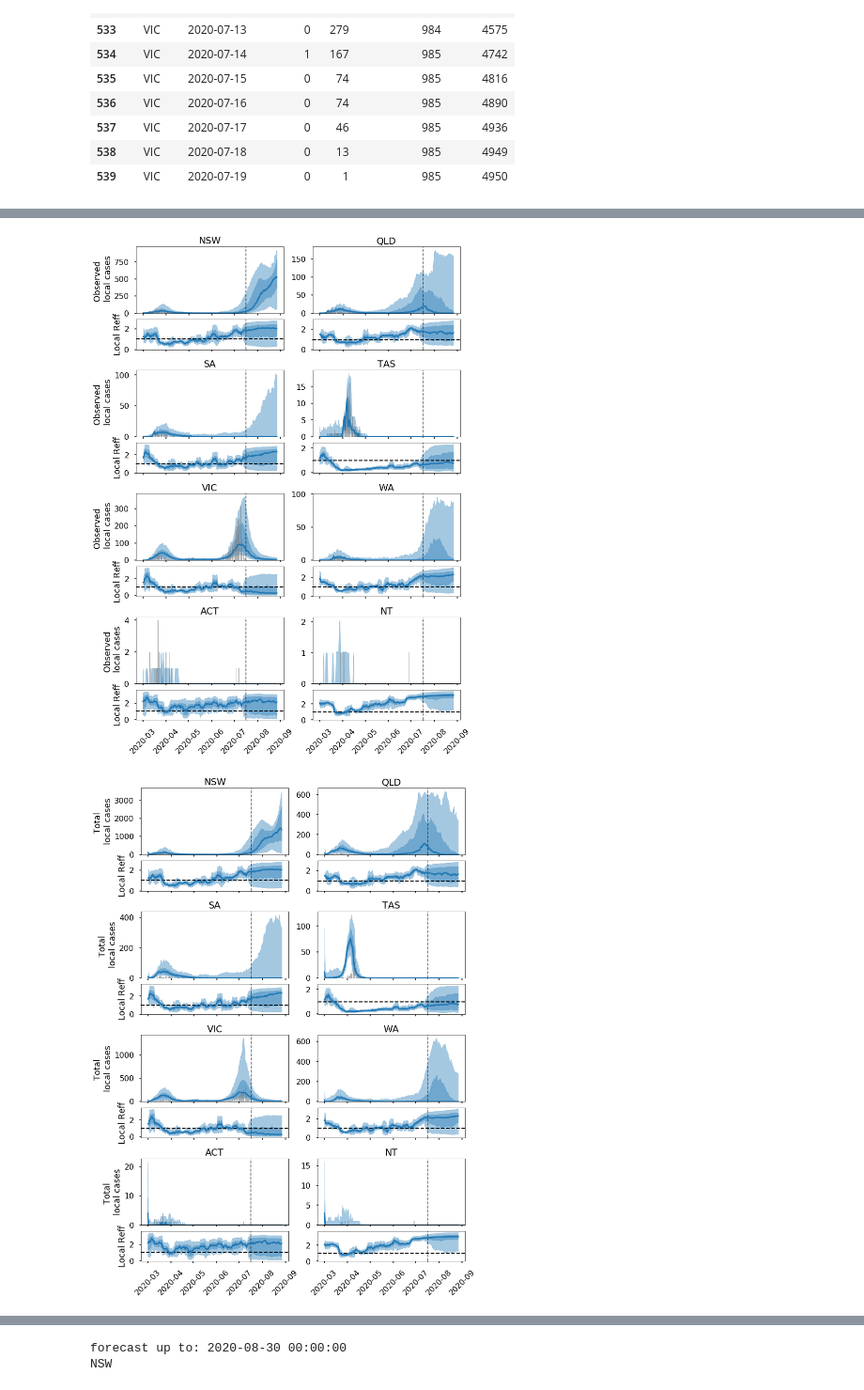
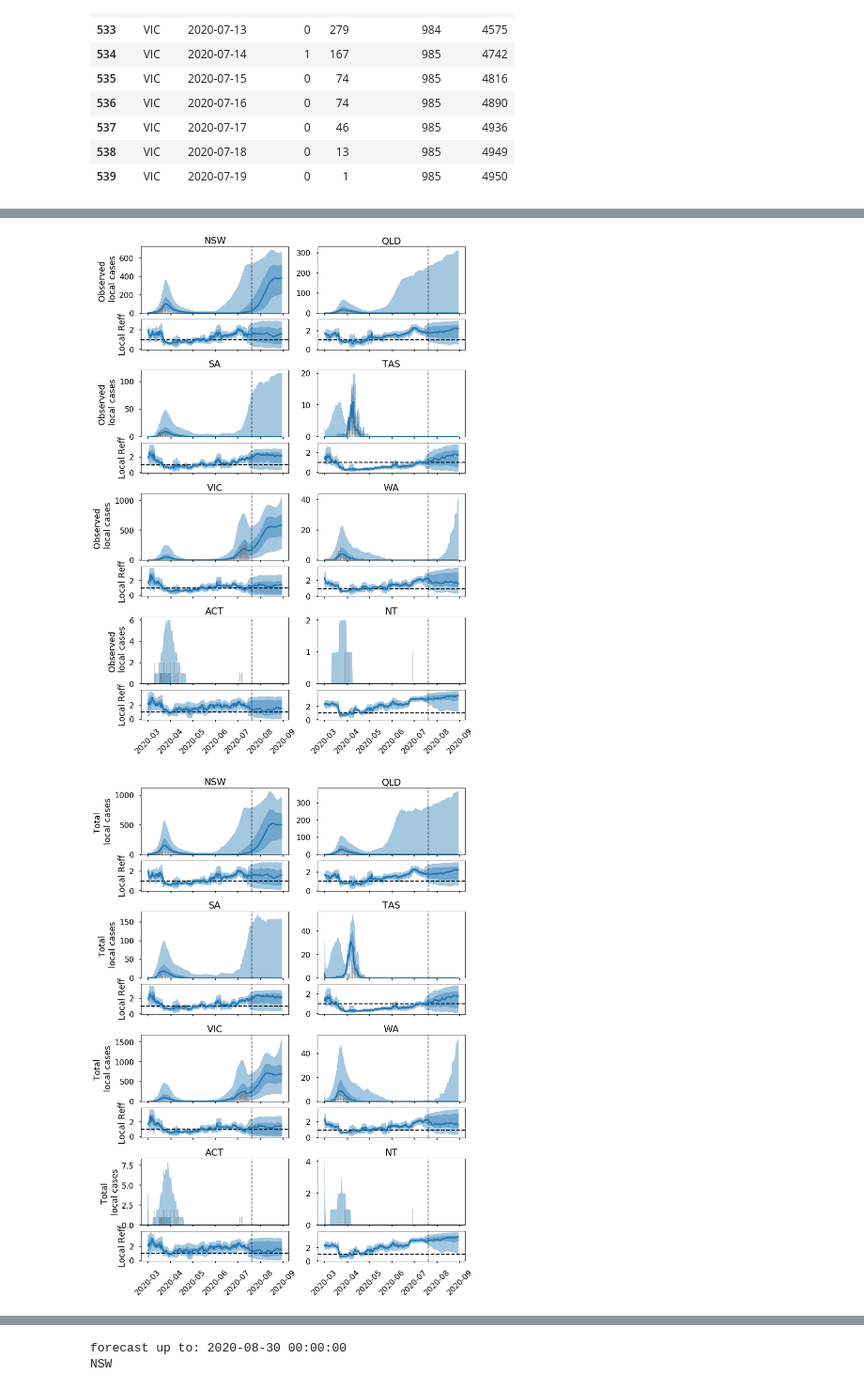
Before and after one commit to tdennisliu/covid19-forecasting-aus, a Jupyter notebook: analysis/collating_cases.ipynb, the cells around one changed output, grey strips where cells are left out. Shown at 94% size. Saved outputs shown, nothing was run; the diff lists cells and outputs as text; code cells hidden in the pictures.

```diff
--- a/analysis/collating_cases.ipynb
+++ b/analysis/collating_cases.ipynb
@@ -70,7 +70,7 @@ def plot_results(df, int_vars:list, ax_arg=None, total=False,log=False, Reff=Non
 
     if Reff is not None:
 
-        ax2.plot(df.columns, Reff.loc[df.columns,'median'])
+        ax2.plot(df.columns, Reff.loc[df.columns,range(1000)].mean(axis=1))
         ax2.fill_between(df.columns, Reff.loc[df.columns, 'bottom'],Reff.loc[df.columns, 'top'],alpha=0.4 ,color='C0')
         ax2.fill_between(df.columns, Reff.loc[df.columns, 'lower'],Reff.loc[df.columns, 'upper'],alpha=0.4,color='C0' )
         ax2.set_yticks([1],minor=True,)
@@ -184,9 +184,9 @@ from datetime import timedelta
 
 plt.style.use("seaborn-poster")
 states = ['NSW','QLD','SA','TAS','VIC','WA','ACT','NT']
-n_sims = 100
+n_sims = 4000
 start_date = '2020-03-01'
-days = 180
+days = 183
 forecast_type = 'R_L' #default None
 
 Reff = read_in_Reff( forecast_R=forecast_type)
@@ -352,2 +352,2 @@ forecast up to: 2020-08-27 00:00:00
-[figure, old version]
+[figure, new version]
-[figure, old version]
+[figure, new version]
```
Also changed, not shown: parts of 5 cells of this notebook.
